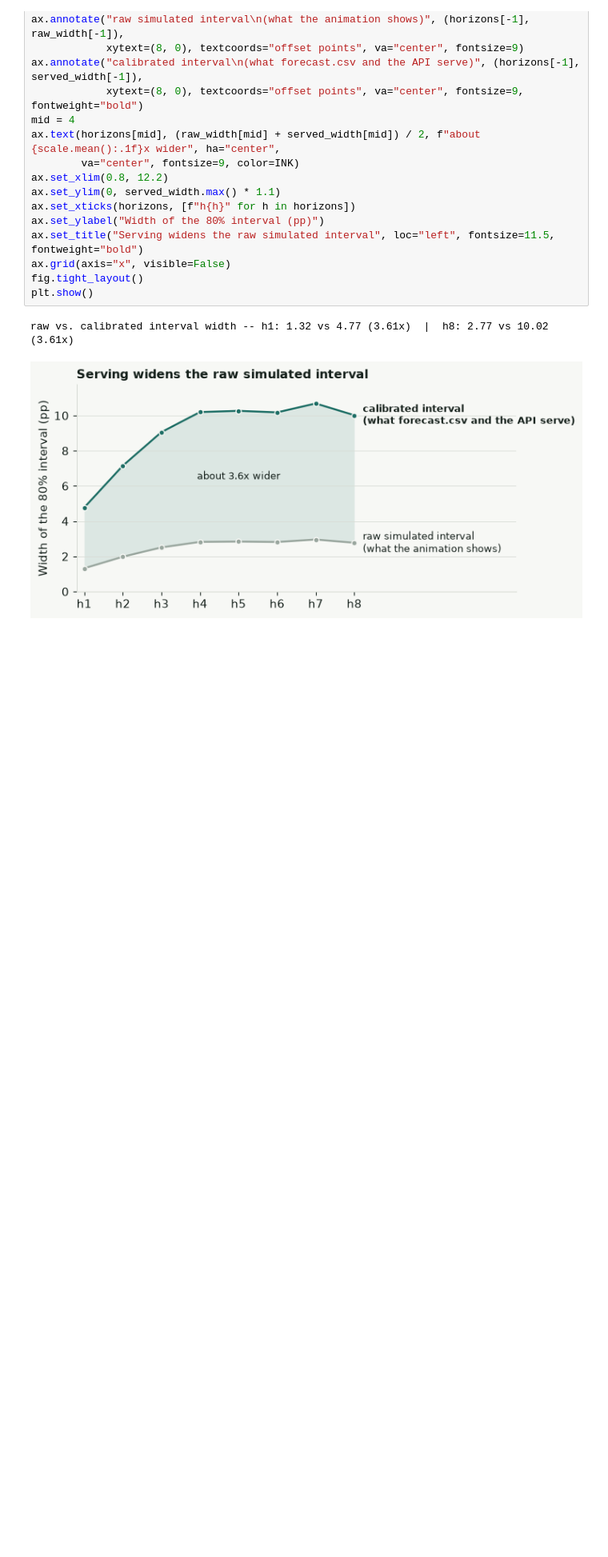
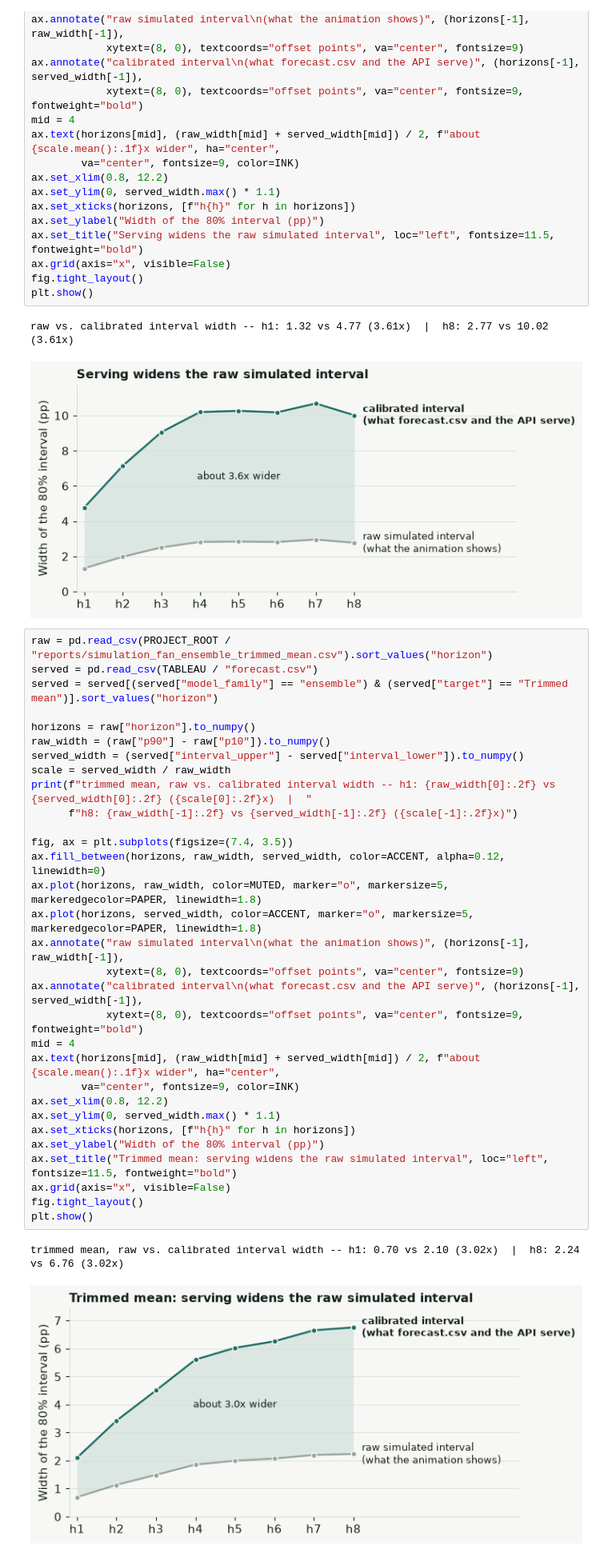
Before and after one commit to JuanVu1810/Australian-CPI-Forecast, a Jupyter notebook: book/australian_cpi_forecasting/04_modeling/43_ensemble.ipynb, the cells around one changed output. Shown at 80% size. Saved outputs shown, nothing was run; the diff lists cells and outputs as text; blank space fills up the shorter version.

```diff
--- a/book/australian_cpi_forecasting/04_modeling/43_ensemble.ipynb
+++ b/book/australian_cpi_forecasting/04_modeling/43_ensemble.ipynb
@@ -200,3 +253,37 @@ plt.show()
 # %% [output]
 raw vs. calibrated interval width -- h1: 1.32 vs 4.77 (3.61x)  |  h8: 2.77 vs 10.02 (3.61x)
 [figure]
+# %%
+raw = pd.read_csv(PROJECT_ROOT / "reports/simulation_fan_ensemble_trimmed_mean.csv").sort_values("horizon")
+served = pd.read_csv(TABLEAU / "forecast.csv")
+served = served[(served["model_family"] == "ensemble") & (served["target"] == "Trimmed mean")].sort_values("horizon")
+
+horizons = raw["horizon"].to_numpy()
+raw_width = (raw["p90"] - raw["p10"]).to_numpy()
+served_width = (served["interval_upper"] - served["interval_lower"]).to_numpy()
+scale = served_width / raw_width
+print(f"trimmed mean, raw vs. calibrated interval width -- h1: {raw_width[0]:.2f} vs {served_width[0]:.2f} ({scale[0]:.2f}x)  |  "
+      f"h8: {raw_width[-1]:.2f} vs {served_width[-1]:.2f} ({scale[-1]:.2f}x)")
+
+fig, ax = plt.subplots(figsize=(7.4, 3.5))
+ax.fill_between(horizons, raw_width, served_width, color=ACCENT, alpha=0.12, linewidth=0)
+ax.plot(horizons, raw_width, color=MUTED, marker="o", markersize=5, markeredgecolor=PAPER, linewidth=1.8)
+ax.plot(horizons, served_width, color=ACCENT, marker="o", markersize=5, markeredgecolor=PAPER, linewidth=1.8)
+ax.annotate("raw simulated interval\n(what the animation shows)", (horizons[-1], raw_width[-1]),
+            xytext=(8, 0), textcoords="offset points", va="center", fontsize=9)
+ax.annotate("calibrated interval\n(what forecast.csv and the API serve)", (horizons[-1], served_width[-1]),
+            xytext=(8, 0), textcoords="offset points", va="center", fontsize=9, fontweight="bold")
+mid = 4
+ax.text(horizons[mid], (raw_width[mid] + served_width[mid]) / 2, f"about {scale.mean():.1f}x wider", ha="center",
+        va="center", fontsize=9, color=INK)
+ax.set_xlim(0.8, 12.2)
+ax.set_ylim(0, served_width.max() * 1.1)
+ax.set_xticks(horizons, [f"h{h}" for h in horizons])
+ax.set_ylabel("Width of the 80% interval (pp)")
+ax.set_title("Trimmed mean: serving widens the raw simulated interval", loc="left", fontsize=11.5, fontweight="bold")
+ax.grid(axis="x", visible=False)
+fig.tight_layout()
+plt.show()
+# %% [output]
+trimmed mean, raw vs. calibrated interval width -- h1: 0.70 vs 2.10 (3.02x)  |  h8: 2.24 vs 6.76 (3.02x)
+[figure, added]
```
Also changed, not shown: parts of 6 cells of this notebook, 6 other files.
